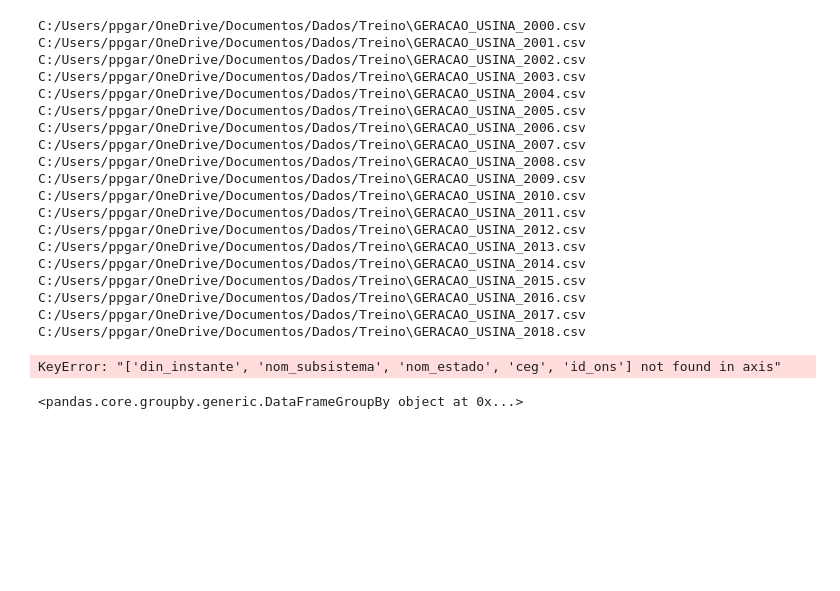
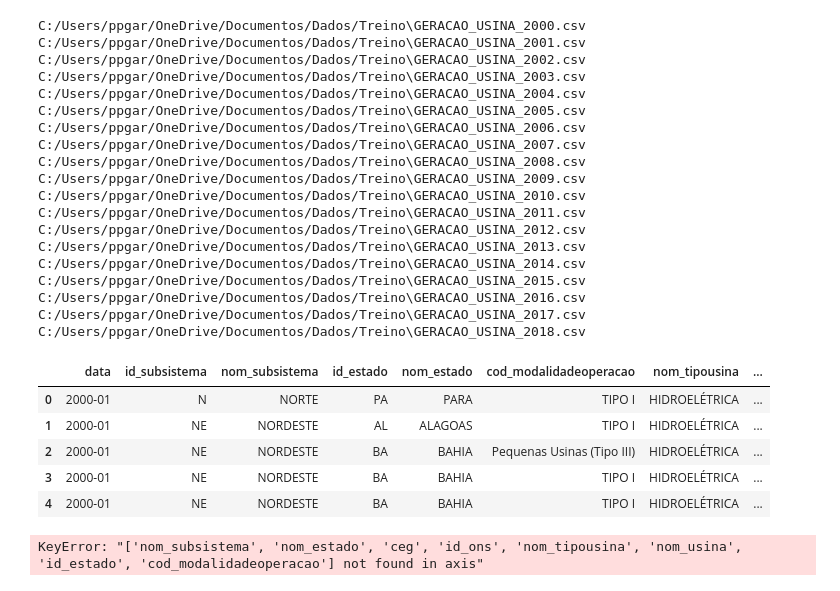
Before and after one commit to ppbgarcia/bootcamp20241, a Jupyter notebook: eda.ipynb, the cells around one changed output. Saved outputs shown, nothing was run; the diff lists cells and outputs as text; code cells hidden in the pictures; blank space fills up the shorter version.

```diff
--- a/eda.ipynb
+++ b/eda.ipynb
@@ -33,14 +34,19 @@ C:/Users/ppgar/OneDrive/Documentos/Dados/Treino\GERACAO_USINA_2016.csv
 C:/Users/ppgar/OneDrive/Documentos/Dados/Treino\GERACAO_USINA_2017.csv
 C:/Users/ppgar/OneDrive/Documentos/Dados/Treino\GERACAO_USINA_2018.csv
 # %%
+treino = df
 treino['din_instante'] = pd.to_datetime(treino['din_instante'])
-treino['data'] = treino['din_instante'].dt.strftime('%Y-%m')
-#c
+treino['din_instante'] = treino['din_instante'].dt.strftime('%Y-%m')
+treino = treino.rename(columns = {'din_instante': 'data'})
+display(treino.head())
+# %% [output]
+|  | data | id_subsistema | nom_subsistema | id_estado | nom_estado | cod_modalidadeoperacao | nom_tipousina | ... |
+| 0 | 2000-01 | N | NORTE | PA | PARA | TIPO I | HIDROELÉTRICA | ... |
+| 1 | 2000-01 | NE | NORDESTE | AL | ALAGOAS | TIPO I | HIDROELÉTRICA | ... |
+| 2 | 2000-01 | NE | NORDESTE | BA | BAHIA | Pequenas Usinas (Tipo III) | HIDROELÉTRICA | ... |
+| 3 | 2000-01 | NE | NORDESTE | BA | BAHIA | TIPO I | HIDROELÉTRICA | ... |
+| 4 | 2000-01 | NE | NORDESTE | BA | BAHIA | TIPO I | HIDROELÉTRICA | ... |
 # %%
-treino = treino.drop(['din_instante', 'nom_subsistema', 'nom_estado', 'ceg', 'id_ons', 'nom_tipousina'], axis = 1)
+treino = treino.drop(['nom_subsistema', 'nom_estado', 'ceg', 'id_ons', 'nom_tipousina', 'nom_usina', 'id_estado', 'cod_modalidadeoperacao'], axis = 1)
 # %% [output]
-KeyError: "['din_instante', 'nom_subsistema', 'nom_estado', 'ceg', 'id_ons'] not found in axis"
+KeyError: "['nom_subsistema', 'nom_estado', 'ceg', 'id_ons', 'nom_tipousina', 'nom_usina', 'id_estado', 'cod_modalidadeoperacao'] not found in axis"
-# %%
-agrupado = treino.groupby(['nom_tipocombustivel', 'data'])
-# %% [output]
-<pandas.core.groupby.generic.DataFrameGroupBy object at 0x...>
```
Also changed, not shown: parts of 5 cells of this notebook.
